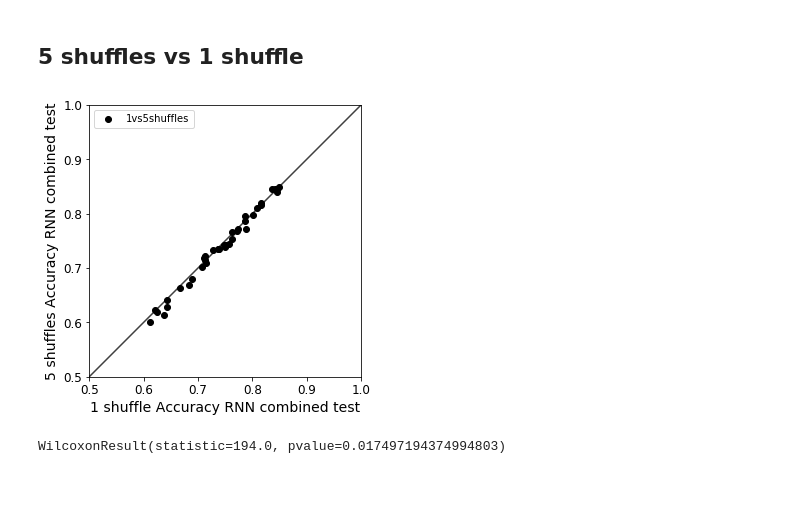
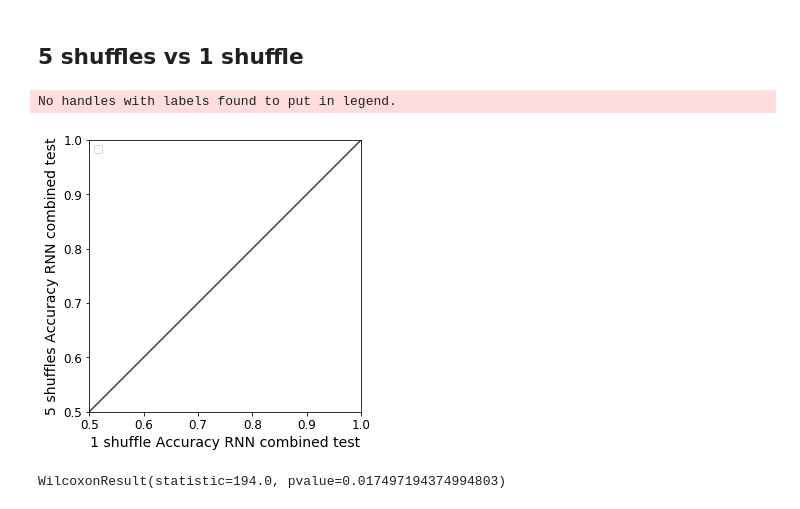
Before and after one commit to ritwik7/RNN_Economist, a Jupyter notebook: Appdataanalysis.ipynb, the cells around one changed output. Cells and saved outputs as stored; diff of their text form; code cells hidden in the pictures.

```diff
--- a/Appdataanalysis.ipynb
+++ b/Appdataanalysis.ipynb
@@ -730,26 +841,27 @@ Name: accuracy_test, dtype: float64
 # %%
 fig,ax= plt.subplots(figsize=(5,5))
 lims = [
     np.min([ax.get_xlim(), ax.get_ylim()]),  # min of both axes
     np.max([ax.get_xlim(), ax.get_ylim()]),  # max of both axes
 ]
 ax.plot(lims,lims,color='black',alpha=0.75, zorder=0)
 ax.set_aspect('equal')
 ax.set_xlabel('1 shuffle Accuracy RNN combined test',Fontsize=14);
 ax.set_ylabel('5 shuffles Accuracy RNN combined test'  ,Fontsize=14);
 
 ax.set_xlim([0.5,1])
 ax.set_ylim([0.5,1]);
 
-plt.scatter(all_subj_metrics_manual_currprevopts.accuracy_test, all_subj_metrics_manual_df8.accuracy_test, label="1vs5shuffles",color="black")
+# plt.scatter(all_subj_metrics_manual_currprevopts.accuracy_test, all_subj_metrics_manual_df8.accuracy_test, label="1vs5shuffles",color="black")
 
 
 
 
 plt.legend(loc=0);
-plt.savefig(dir_path+"Summaries/OddEvenPlays/RandomizedPlays10" +"/Accuracy_test_RNN_RNN.pdf")
+# plt.savefig(dir_path+"Summaries/OddEvenPlays/RandomizedPlays10" +"/Accuracy_test_RNN_RNN.pdf")
 # %% [output]
+No handles with labels found to put in legend.
-[figure, old version]
+[figure, new version]
 # %%
 sc_stats.wilcoxon(all_subj_metrics_manual_currprevopts.accuracy_test, all_subj_metrics_manual_df8.accuracy_test)
 # %% [output]
```
Also changed, not shown: parts of 40 cells of this notebook, 16 other files.
